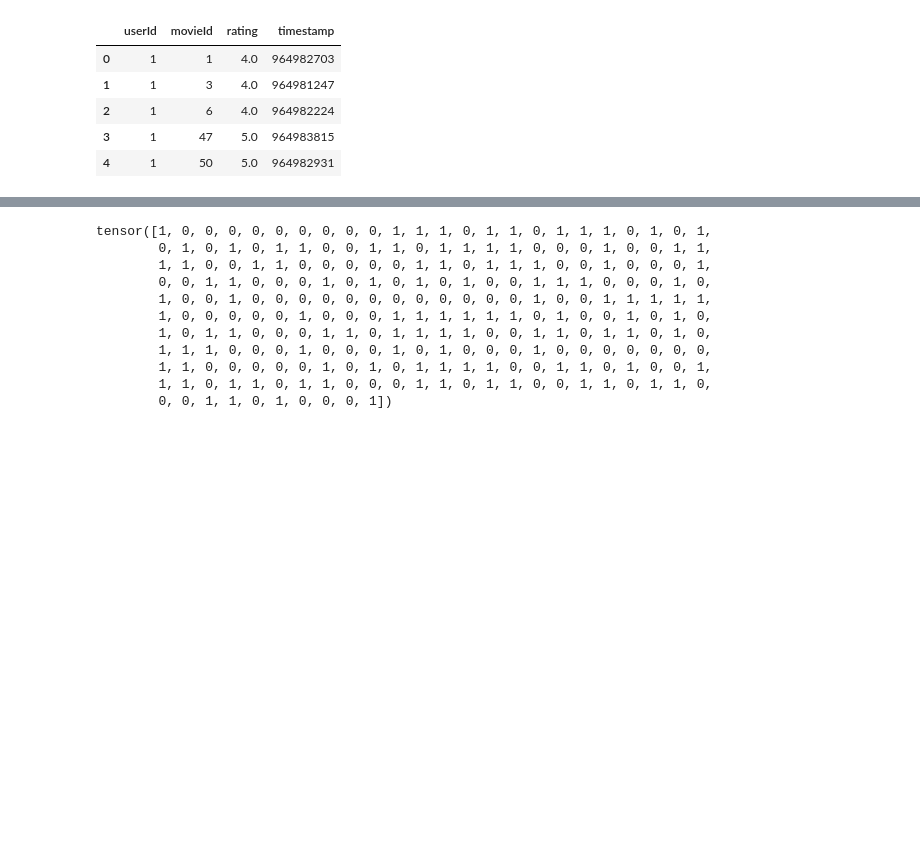
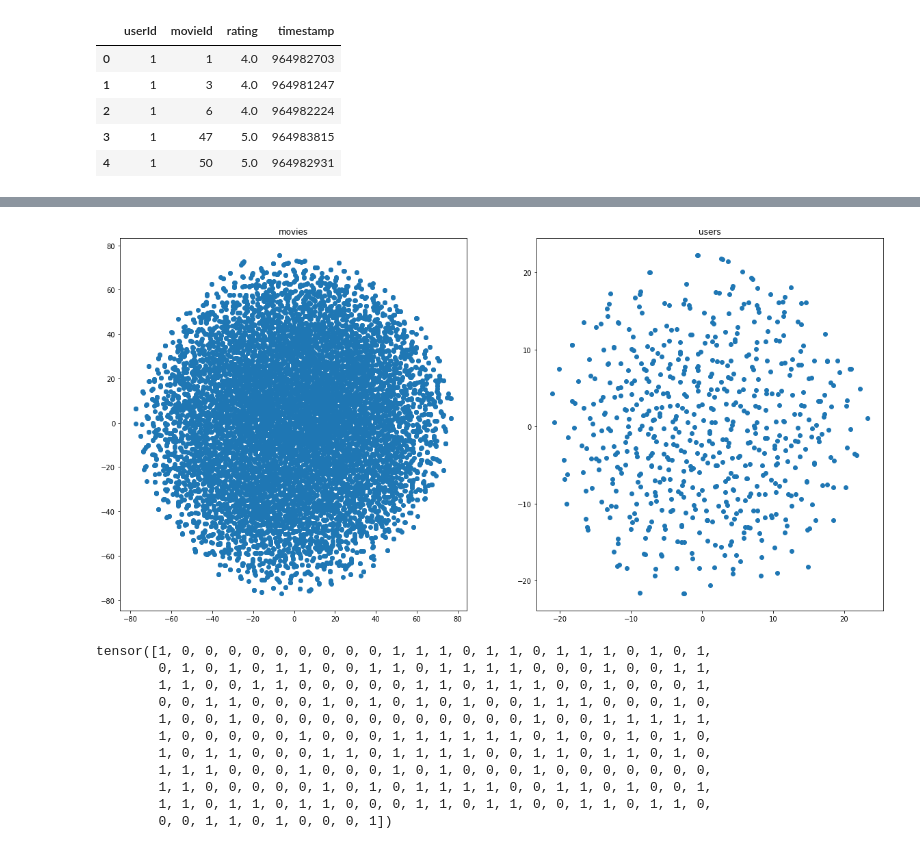
Before and after one commit to csmithchicago/YouChoose, a Jupyter notebook: notebooks/02_collaborative_filtering.ipynb, the cells around one changed output, grey strips where cells are left out. Saved outputs shown, nothing was run; the diff lists cells and outputs as text; code cells hidden in the pictures; blank space fills up the shorter version.

```diff
--- a/notebooks/02_collaborative_filtering.ipynb
+++ b/notebooks/02_collaborative_filtering.ipynb
@@ -104,3 +132,20 @@ plt.imshow(model.create_user_item_array().T)
+# %%
+user_em = model.user_factors.weight.detach()
+item_em = model.product_factors.weight.detach()
+user_b = model.user_bias.weight.detach()
+item_b = model.product_bias.weight.detach()
+
+user_item_array = ((item_em + item_b) @ (user_em + user_b).transpose(0,1))
+post_probs = model.activation(user_item_array).numpy()
+post_preds = model._prob_to_class(user_item_array).numpy()
+
+post_movie_tsne = TSNE(random_state=23).fit_transform(model.product_factors.weight.detach().numpy())
+post_user_tsne = TSNE(random_state=23).fit_transform(model.user_factors.weight.detach().numpy())
+
+embedding_tsne(post_movie_tsne, post_user_tsne, ["movies", "users"])
+plt.show()
+# %% [output]
+[figure, added]
 # %%
 import itertools as it
 train_loss = 0
```
Also changed, not shown: parts of 11 cells of this notebook, 2 other files.
